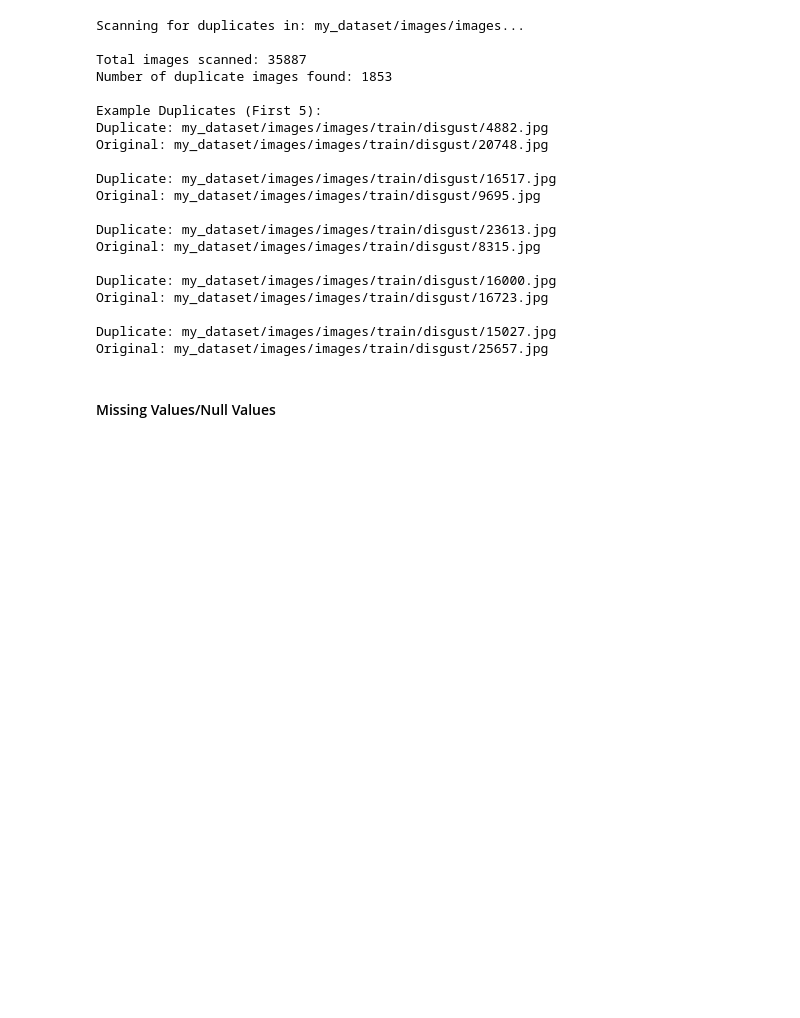
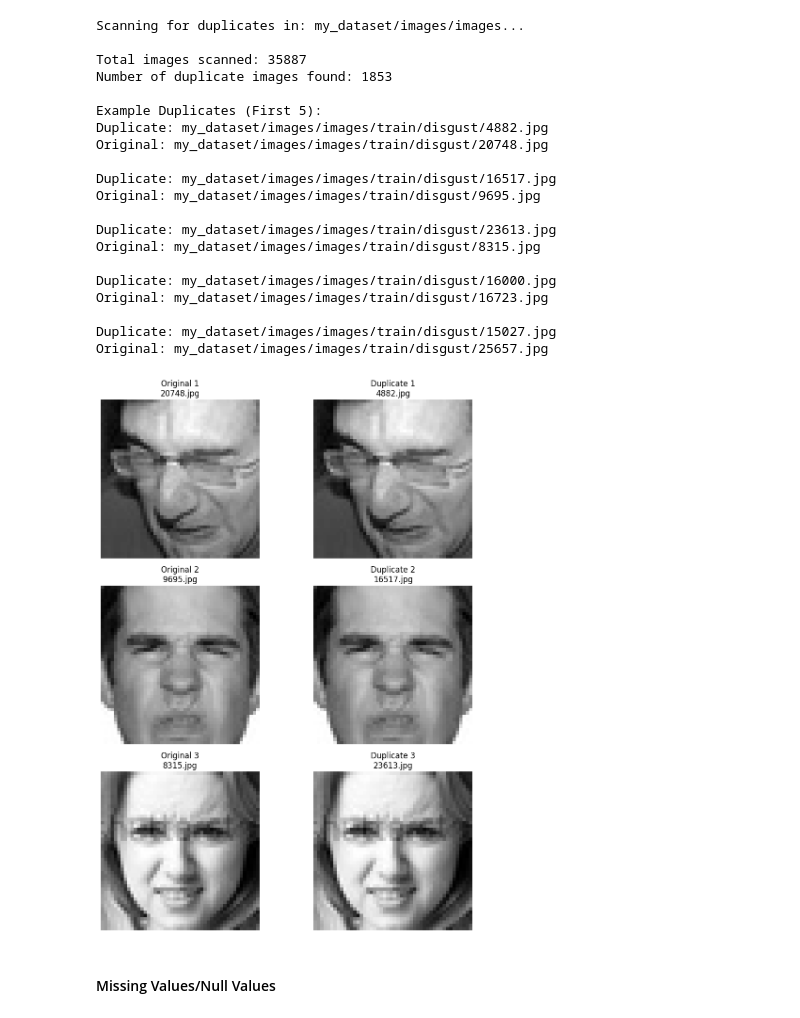
Before and after one commit to amol004/DeepFER-Facial-Emotion-Recognition-Using-Deep-Learning, a Jupyter notebook: DeepFER_Facial_Emotion_Recognition_Using_Deep_Learning.ipynb, the cells around one changed output. Saved outputs shown, nothing was run; the diff lists cells and outputs as text; code cells hidden in the pictures; blank space fills up the shorter version.

```diff
--- a/DeepFER_Facial_Emotion_Recognition_Using_Deep_Learning.ipynb
+++ b/DeepFER_Facial_Emotion_Recognition_Using_Deep_Learning.ipynb
@@ -457,6 +457,43 @@ Original: my_dataset/images/images/train/disgust/16723.jpg
 
 Duplicate: my_dataset/images/images/train/disgust/15027.jpg
 Original: my_dataset/images/images/train/disgust/25657.jpg
+# %%
+# Visualizing Duplicate Image Pairs
+import matplotlib.pyplot as plt
+from PIL import Image
+
+# We take the first few pairs from the duplicates_found list
+# duplicates_found contains tuples of (DuplicatePath, OriginalPath)
+num_to_show = 3
+
+if duplicates_found:
+    plt.figure(figsize=(10, 4 * num_to_show))
+
+    for i in range(min(num_to_show, len(duplicates_found))):
+        dup_path, orig_path = duplicates_found[i]
+
+        # Load images
+        img_dup = Image.open(dup_path)
+        img_orig = Image.open(orig_path)
+
+        # Plot Original
+        plt.subplot(num_to_show, 2, 2*i + 1)
+        plt.imshow(img_orig, cmap='gray')
+        plt.title(f"Original {i+1}\n{os.path.basename(orig_path)}")
+        plt.axis('off')
+
+        # Plot Duplicate
+        plt.subplot(num_to_show, 2, 2*i + 2)
+        plt.imshow(img_dup, cmap='gray')
+        plt.title(f"Duplicate {i+1}\n{os.path.basename(dup_path)}")
+        plt.axis('off')
+
+    plt.tight_layout()
+    plt.show()
+else:
+    print("No duplicates were found to display.")
+# %% [output]
+[figure, added]
 # %% [markdown]
 #### Missing Values/Null Values
 # %%
```
Also changed, not shown: parts of 2 cells of this notebook.
